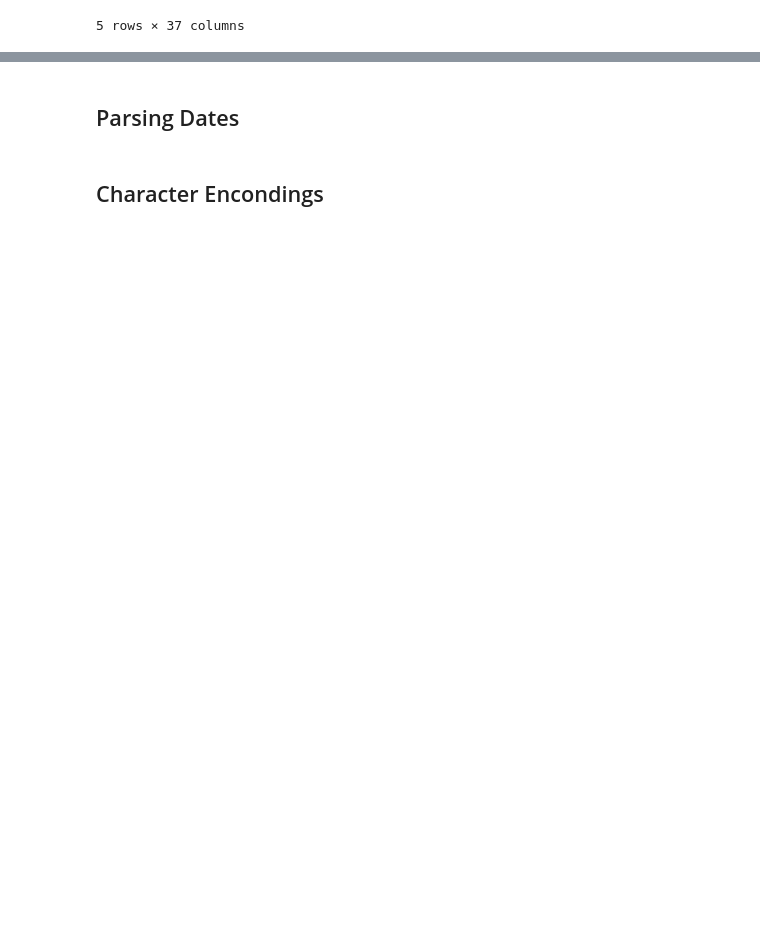
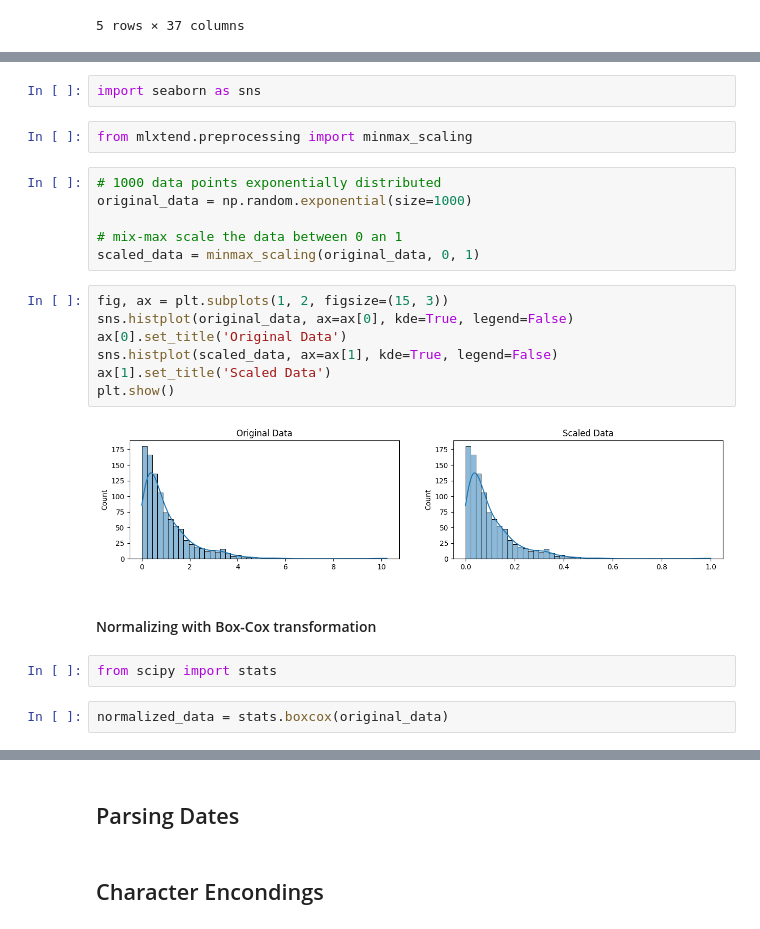
Before and after one commit to isaultirado77/learning-python, a Jupyter notebook: pandas/data_cleaning_overview.ipynb, the cells around one changed output, grey strips where cells are left out. Drawn from its saved outputs; the diff is of its cells as text; blank space fills up the shorter version.

```diff
--- a/pandas/data_cleaning_overview.ipynb
+++ b/pandas/data_cleaning_overview.ipynb
@@ -137,0 +239,25 @@ print("Columns with na's dropped: %d" % df.shape[1])
+# %%
+import seaborn as sns
+# %%
+from mlxtend.preprocessing import minmax_scaling
+# %%
+# 1000 data points exponentially distributed
+original_data = np.random.exponential(size=1000)
+
+# mix-max scale the data between 0 an 1
+scaled_data = minmax_scaling(original_data, 0, 1)
+# %%
+fig, ax = plt.subplots(1, 2, figsize=(15, 3))
+sns.histplot(original_data, ax=ax[0], kde=True, legend=False)
+ax[0].set_title('Original Data')
+sns.histplot(scaled_data, ax=ax[1], kde=True, legend=False)
+ax[1].set_title('Scaled Data')
+plt.show()
+# %% [output]
+[figure, added]
+# %% [markdown]
+#### Normalizing with Box-Cox transformation
+# %%
+from scipy import stats
+# %%
+normalized_data = stats.boxcox(original_data)
```
Also changed, not shown: parts of 10 cells of this notebook.
